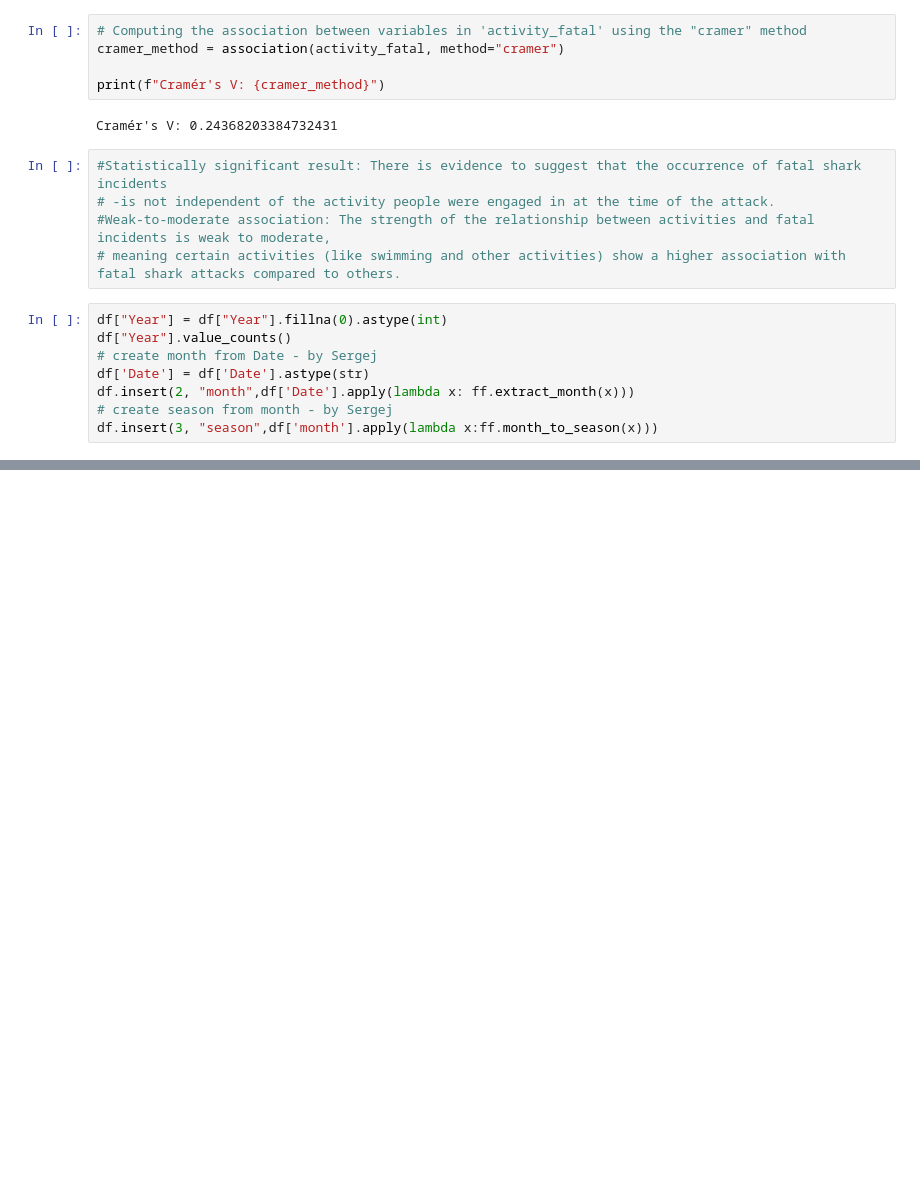
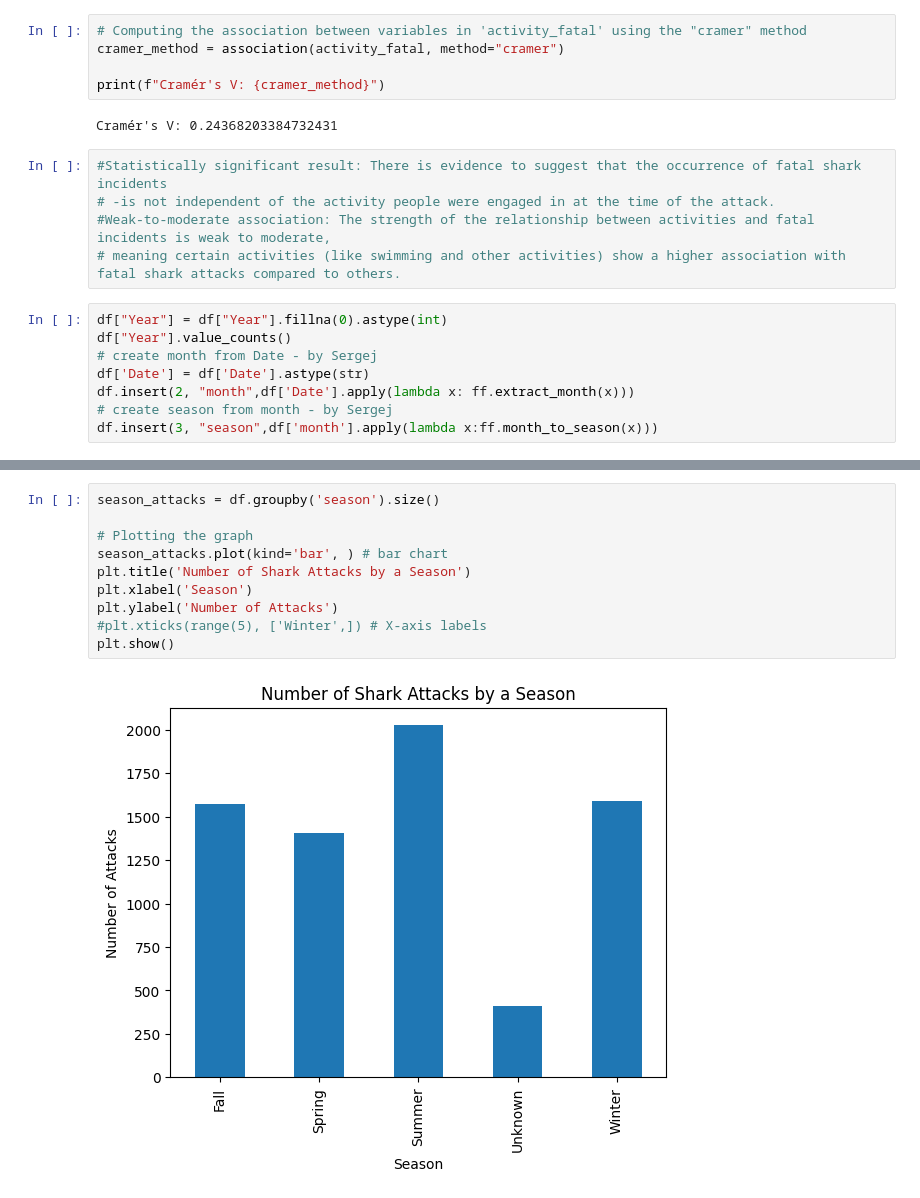
Before and after one commit to Aminmoh9/SharkAttack_Project, a Jupyter notebook: main.ipynb, the cells around one changed output, grey strips where cells are left out. Drawn from its saved outputs; the diff is of its cells as text; blank space fills up the shorter version.

Commit message:
Added season plot

```diff
--- a/main.ipynb
+++ b/main.ipynb
@@ -204,3 +204,15 @@ plt.xticks(range(12), ['Jan', 'Feb', 'Mar', 'Apr', 'May', 'Jun', 'Jul', 'Aug', '
 plt.show()
 # %% [output]
 [figure]
+# %%
+season_attacks = df.groupby('season').size()
+
+# Plotting the graph
+season_attacks.plot(kind='bar', ) # bar chart
+plt.title('Number of Shark Attacks by a Season')
+plt.xlabel('Season')
+plt.ylabel('Number of Attacks')
+#plt.xticks(range(5), ['Winter',]) # X-axis labels
+plt.show()
+# %% [output]
+[figure, added]
```
Also changed, not shown: parts of 5 cells of this notebook.
